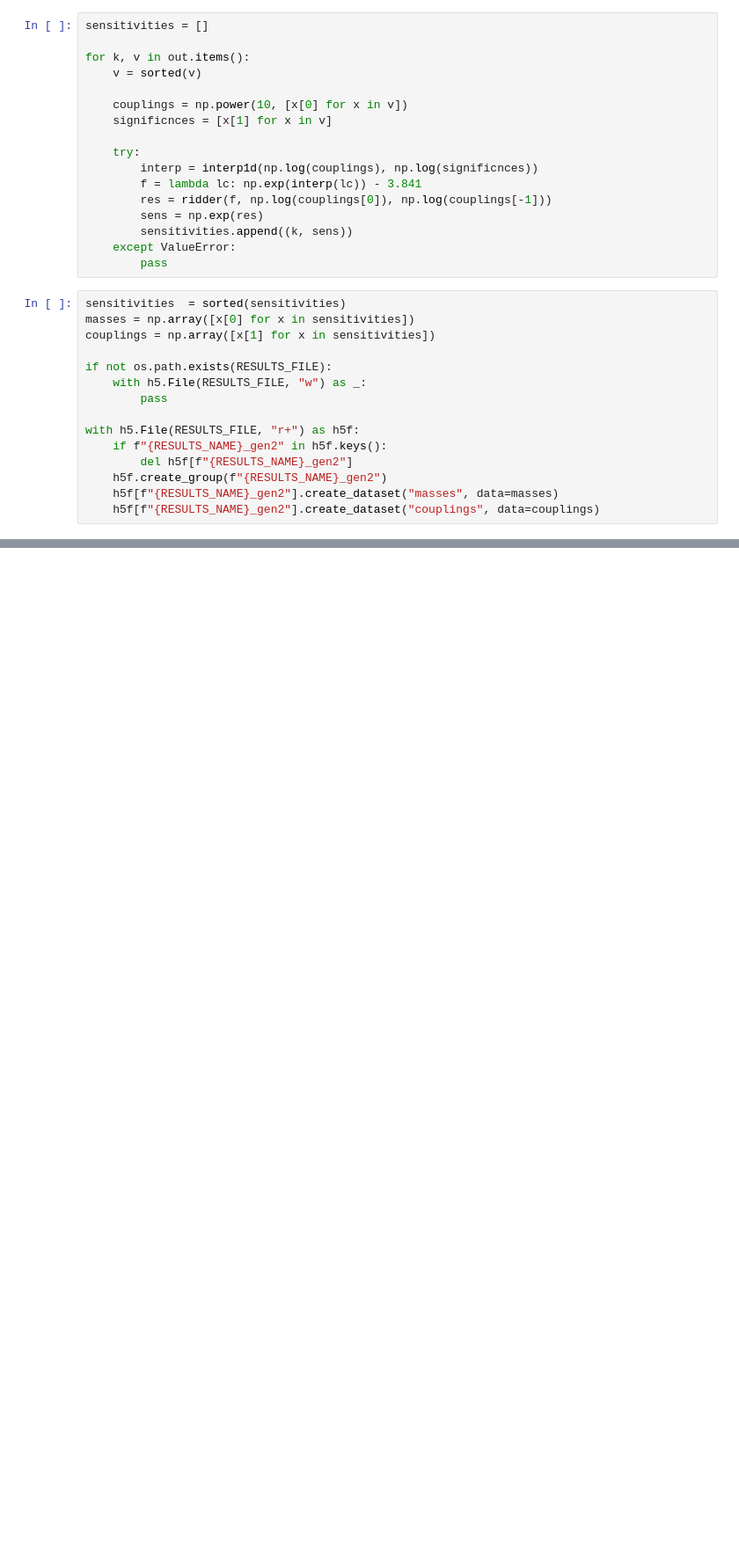
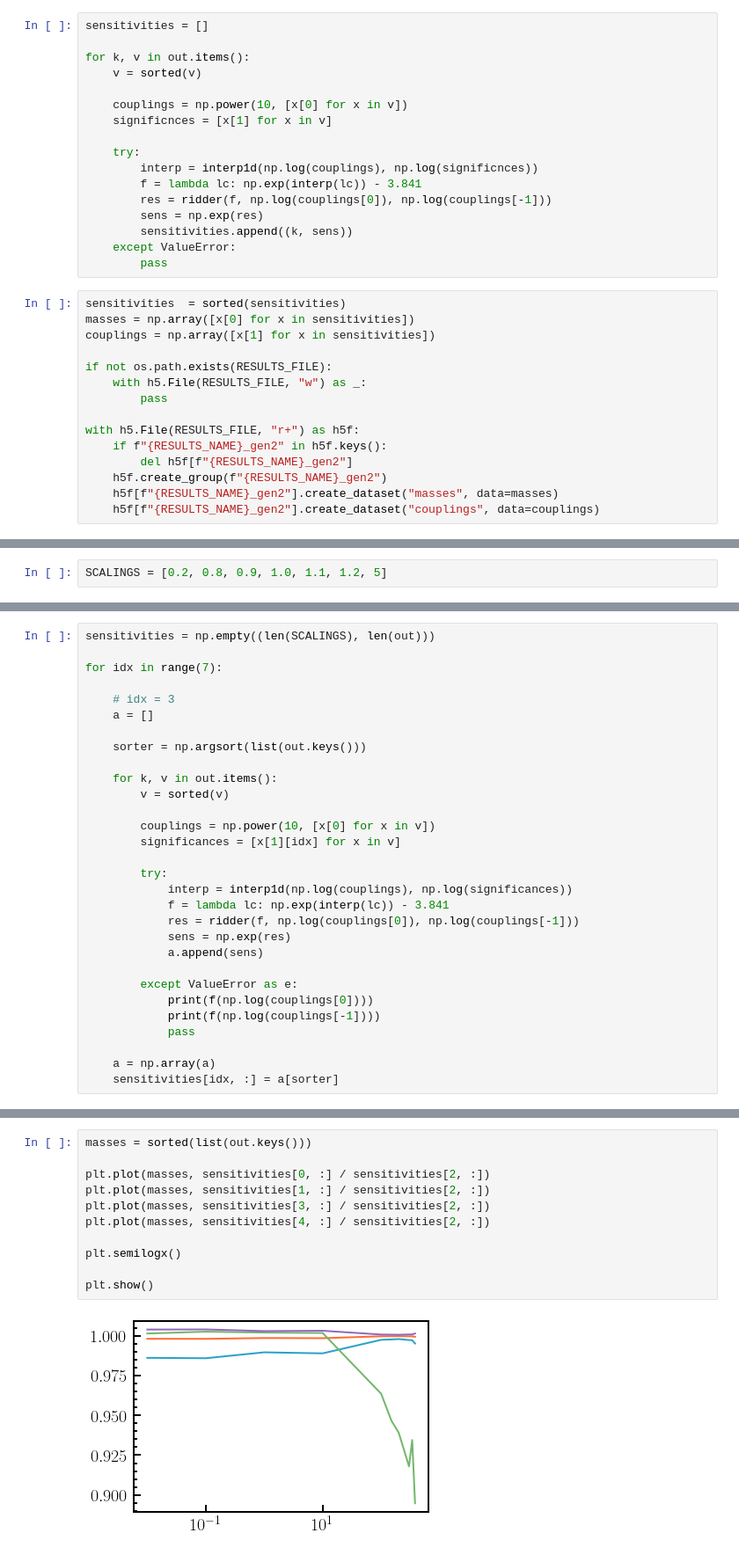
Before and after one commit to jlazar17/NuTel_SNe_BSM, a Jupyter notebook: examples/analysis.ipynb, the cells around one changed output, grey strips where cells are left out. Shown: that part at 88% size. Saved outputs shown, nothing was run; the diff lists cells and outputs as text; blank space fills up the shorter version.

```diff
--- a/examples/analysis.ipynb
+++ b/examples/analysis.ipynb
@@ -293,0 +340,2 @@ plt.show()
+# %%
+SCALINGS = [0.2, 0.8, 0.9, 1.0, 1.1, 1.2, 5]
@@ -293,0 +509,30 @@ plt.show()
+# %%
+sensitivities = np.empty((len(SCALINGS), len(out)))
+
+for idx in range(7):
+
+    # idx = 3
+    a = []
+
+    sorter = np.argsort(list(out.keys()))
+
+    for k, v in out.items():
+        v = sorted(v)
+
+        couplings = np.power(10, [x[0] for x in v])
+        significances = [x[1][idx] for x in v]
+
+        try:
+            interp = interp1d(np.log(couplings), np.log(significances))
+            f = lambda lc: np.exp(interp(lc)) - 3.841
+            res = ridder(f, np.log(couplings[0]), np.log(couplings[-1]))
+            sens = np.exp(res)
+            a.append(sens)
+
+        except ValueError as e:
+            print(f(np.log(couplings[0])))
+            print(f(np.log(couplings[-1])))
+            pass
+
+    a = np.array(a)
+    sensitivities[idx, :] = a[sorter]
@@ -293,0 +561,13 @@ plt.show()
+# %%
+masses = sorted(list(out.keys()))
+
+plt.plot(masses, sensitivities[0, :] / sensitivities[2, :])
+plt.plot(masses, sensitivities[1, :] / sensitivities[2, :])
+plt.plot(masses, sensitivities[3, :] / sensitivities[2, :])
+plt.plot(masses, sensitivities[4, :] / sensitivities[2, :])
+
+plt.semilogx()
+
+plt.show()
+# %% [output]
+[figure, added]
```
Also changed, not shown: parts of 13 cells of this notebook.
